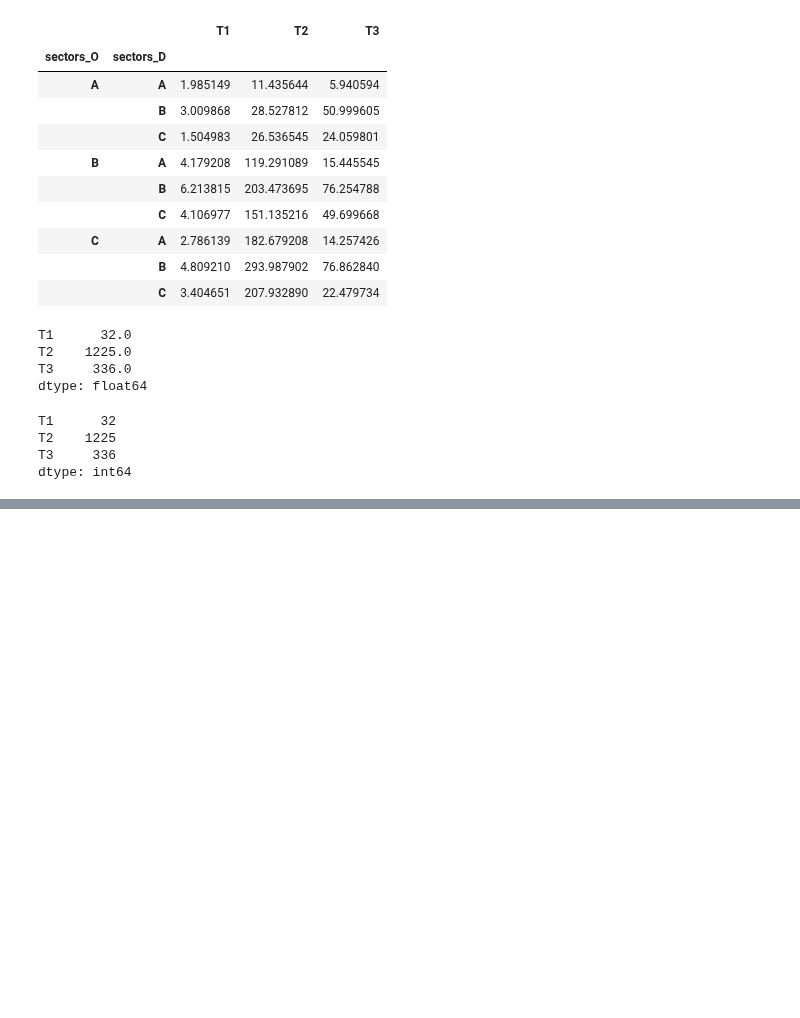
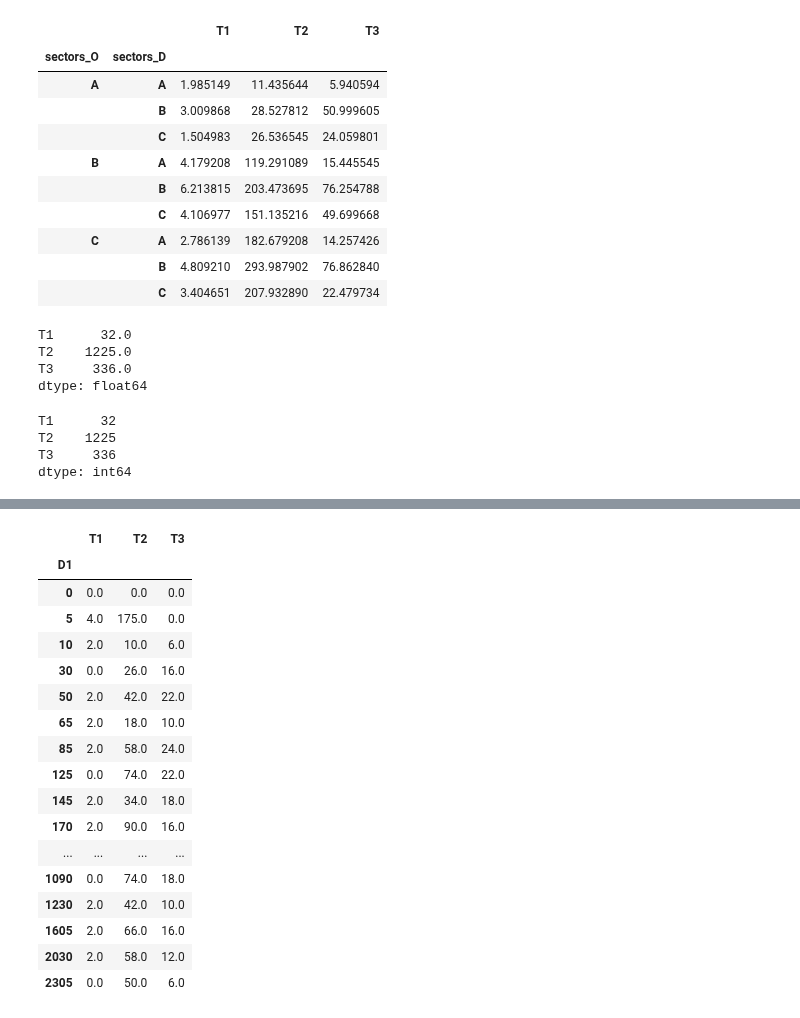
Before and after one commit to jabellcu/TPlanning_matrices, a Jupyter notebook: MatrixExamples.ipynb, the cells around one changed output, grey strips where cells are left out. Cells and saved outputs as stored; diff of their text form; code cells hidden in the pictures; blank space fills up the shorter version.

```diff
--- a/MatrixExamples.ipynb
+++ b/MatrixExamples.ipynb
@@ -300,0 +412,22 @@ max([max(x,y) for x,y in zip((fmat.TO - tTO).abs().max(), (fmat.TD - tTD).abs().
+# %%
+TLD_single = TLD_SingleDist(mat,dst,5)
+TLD_single
+# %% [output]
+|  | T1 | T2 | T3 |
+| D1 |  |  |  |
+| 0 | 0.0 | 0.0 | 0.0 |
+| 5 | 4.0 | 175.0 | 0.0 |
+| 10 | 2.0 | 10.0 | 6.0 |
+| 30 | 0.0 | 26.0 | 16.0 |
+| 50 | 2.0 | 42.0 | 22.0 |
+| 65 | 2.0 | 18.0 | 10.0 |
+| 85 | 2.0 | 58.0 | 24.0 |
+| 125 | 0.0 | 74.0 | 22.0 |
+| 145 | 2.0 | 34.0 | 18.0 |
+| 170 | 2.0 | 90.0 | 16.0 |
+| ... | ... | ... | ... |
+| 1090 | 0.0 | 74.0 | 18.0 |
+| 1230 | 2.0 | 42.0 | 10.0 |
+| 1605 | 2.0 | 66.0 | 16.0 |
+| 2030 | 2.0 | 58.0 | 12.0 |
+| 2305 | 0.0 | 50.0 | 6.0 |
```
Also changed, not shown: parts of 35 cells of this notebook, 10 other files.
